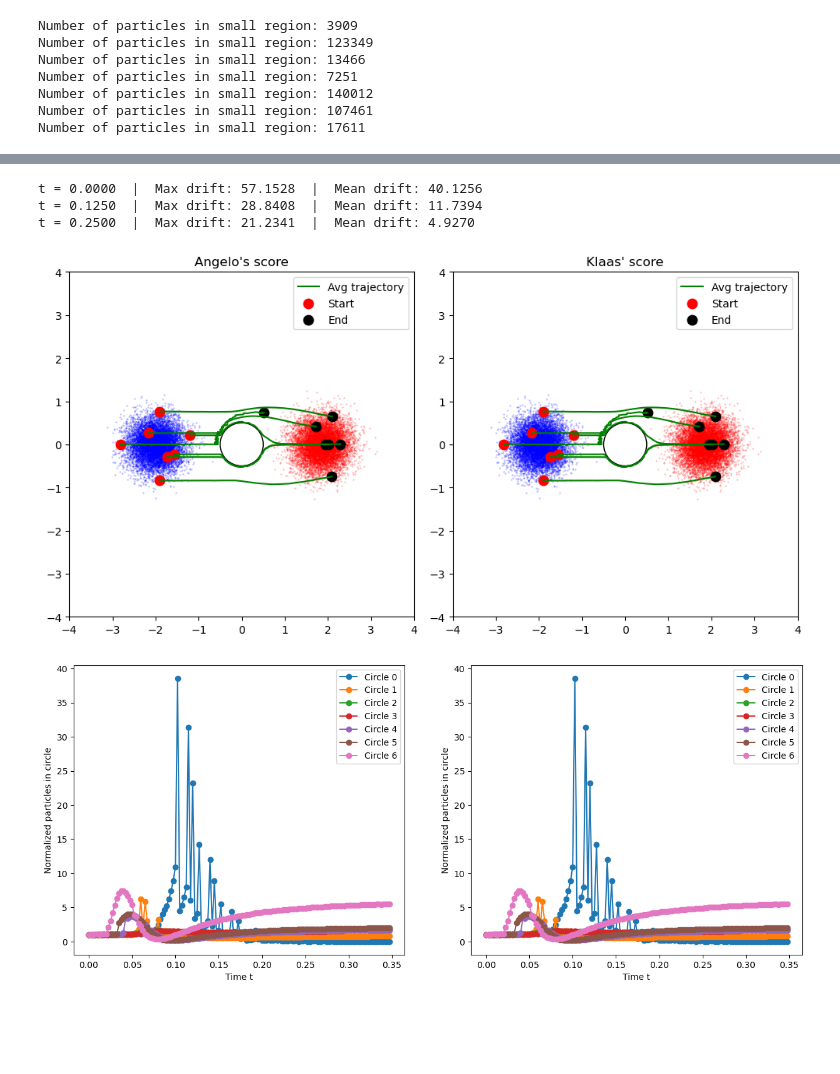
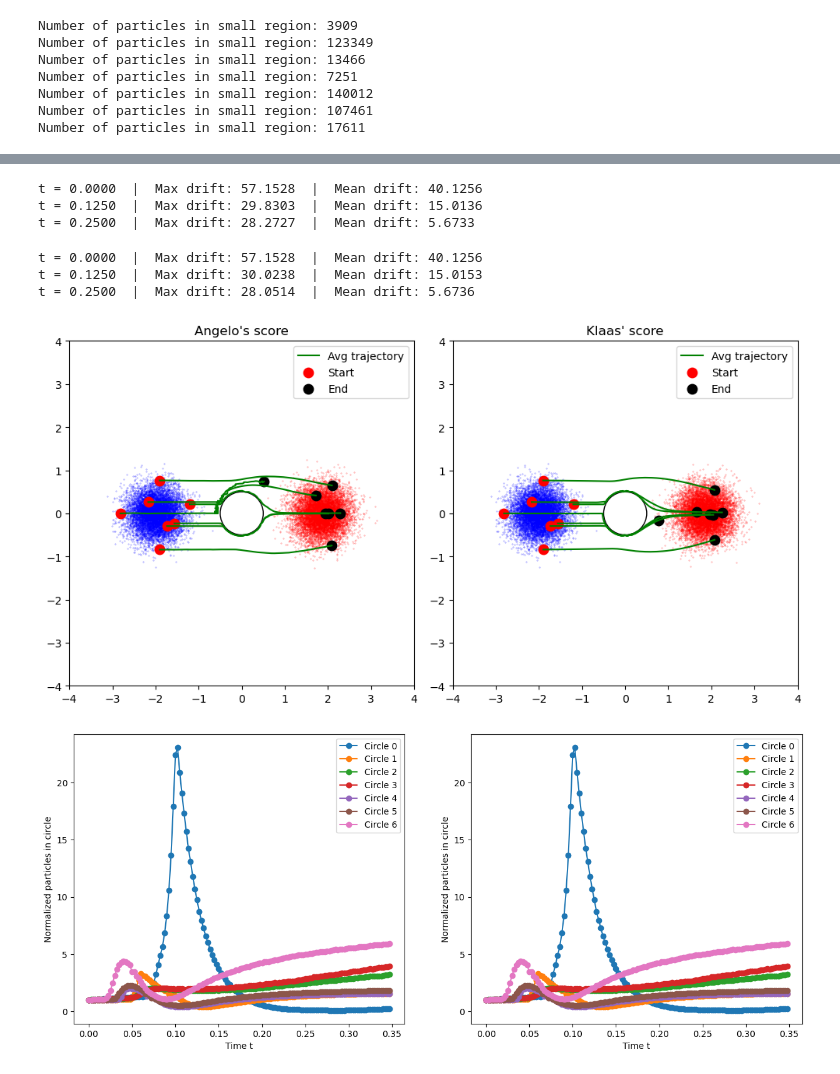
Before and after one commit to KlaasWillems/MLSPointSetRegistration, a Jupyter notebook: python/simulations/GaussianAcrossCylinder/GaussianAcrossCylinder.ipynb, the cells around one changed output, grey strips where cells are left out. Saved outputs shown, nothing was run; the diff lists cells and outputs as text; code cells hidden in the pictures; blank space fills up the shorter version.

```diff
--- a/python/simulations/GaussianAcrossCylinder/GaussianAcrossCylinder.ipynb
+++ b/python/simulations/GaussianAcrossCylinder/GaussianAcrossCylinder.ipynb
@@ -96,9 +89,16 @@ scipy.io.savemat("data/avgPathsAngelo.mat", {"avg_paths": avg_paths1.cpu().numpy
 # %%
-simParams.score = 'KlaasScore'
+simParams.score = 'AngeloScore'
 final_positions2, avg_paths2, particlesPerCircle2 = doSimulation(positions2, small_region_centers2, simParams, device)
 # %% [output]
 t = 0.0000  |  Max drift: 57.1528  |  Mean drift: 40.1256
-t = 0.1250  |  Max drift: 28.8408  |  Mean drift: 11.7394
-t = 0.2500  |  Max drift: 21.2341  |  Mean drift: 4.9270
+t = 0.1250  |  Max drift: 29.8303  |  Mean drift: 15.0136
+t = 0.2500  |  Max drift: 28.2727  |  Mean drift: 5.6733
 # %%
 scipy.io.savemat("data/avgPathsKlaas.mat", {"avg_paths": avg_paths2.cpu().numpy()})
+# %%
+simParams.score = 'KlaasScore'
+final_positions1, avg_paths1, particlesPerCircle1 = doSimulation(positions1, small_region_centers1, simParams, device)
+# %% [output]
+t = 0.0000  |  Max drift: 57.1528  |  Mean drift: 40.1256
+t = 0.1250  |  Max drift: 30.0238  |  Mean drift: 15.0153
+t = 0.2500  |  Max drift: 28.0514  |  Mean drift: 5.6736
@@ -106,38 +108,38 @@ scipy.io.savemat("data/avgPathsKlaas.mat", {"avg_paths": avg_paths2.cpu().numpy(
 fig, axes = plt.subplots(1, 2, figsize=(10, 6))
 
 # Trajectory
-axes[0].scatter(final_positions1[:10000,0], final_positions1[:10000,1], s=0.1, alpha=0.5, color='red')
+axes[0].scatter(final_positions2[:10000,0], final_positions2[:10000,1], s=0.1, alpha=0.5, color='red')
 axes[0].scatter(initial_positions[:10000,0], initial_positions[:10000:,1], s=0.1, alpha=0.5, color='blue')
 for center in range(small_region_centers.shape[0]):
-    axes[0].plot(avg_paths1[:, center, 0], avg_paths1[:, center, 1], 'g-', lw=1.5, label='Avg trajectory' if center == 0 else None)
-    axes[0].scatter(avg_paths1[0, center, 0], avg_paths1[0, center, 1], color='red', s=80, label='Start'  if center == 0 else None)
-    axes[0].scatter(avg_paths1[-1, center, 0], avg_paths1[-1, center, 1], color='black', s=80, label='End'  if center == 0 else None)
+    axes[0].plot(avg_paths2[:, center, 0], avg_paths2[:, center, 1], 'g-', lw=1.5, label='Avg trajectory' if center == 0 else None)
+    axes[0].scatter(avg_paths2[0, center, 0], avg_paths2[0, center, 1], color='red', s=80, label='Start'  if center == 0 else None)
+    axes[0].scatter(avg_paths2[-1, center, 0], avg_paths2[-1, center, 1], color='black', s=80, label='End'  if center == 0 else None)
 axes[0].add_patch(plt.Circle((0,0), R, color='black', fill=False))
 axes[0].set_title("Angelo's score")
 axes[0].legend()
 axes[0].set_aspect('equal', adjustable='box')
 axes[0].set_xlim(-4., 4.)
 axes[0].set_ylim(-4., 4.)
 
 # Trajectory
 axes[1].scatter(final_positions1[:10000,0], final_positions1[:10000,1], s=0.1, alpha=0.5, color='red')
 axes[1].scatter(initial_positions[:10000,0], initial_positions[:10000:,1], s=0.1, alpha=0.5, color='blue')
 for center in range(small_region_centers.shape[0]):
     axes[1].plot(avg_paths1[:, center, 0], avg_paths1[:, center, 1], 'g-', lw=1.5, label='Avg trajectory' if center == 0 else None)
     axes[1].scatter(avg_paths1[0, center, 0], avg_paths1[0, center, 1], color='red', s=80, label='Start'  if center == 0 else None)
     axes[1].scatter(avg_paths1[-1, center, 0], avg_paths1[-1, center, 1], color='black', s=80, label='End'  if center == 0 else None)
 axes[1].add_patch(plt.Circle((0,0), R, color='black', fill=False))
 axes[1].set_title("Klaas' score")
 axes[1].legend()
 axes[1].set_aspect('equal', adjustable='box')
 axes[1].set_xlim(-4., 4.)
 axes[1].set_ylim(-4., 4.)
 
 plt.savefig("GaussianAcrossCylinderStochasticMethod.pdf")
 plt.tight_layout()
 plt.show()
 # %% [output]
-[figure, old version]
+[figure, new version]
 # %%
 particlesPerCircleNormalized1 = particlesPerCircle1 / particlesPerCircle1[0, :]
 particlesPerCircleNormalized2 = particlesPerCircle2 / particlesPerCircle2[0, :]
@@ -171,4 +173,4 @@ axes[1].set_ylabel('Normalized particles in circle')
 
 plt.show()
 # %% [output]
-[figure, old version]
+[figure, new version]
```
Also changed, not shown: parts of 4 cells of this notebook, 1 other file.
